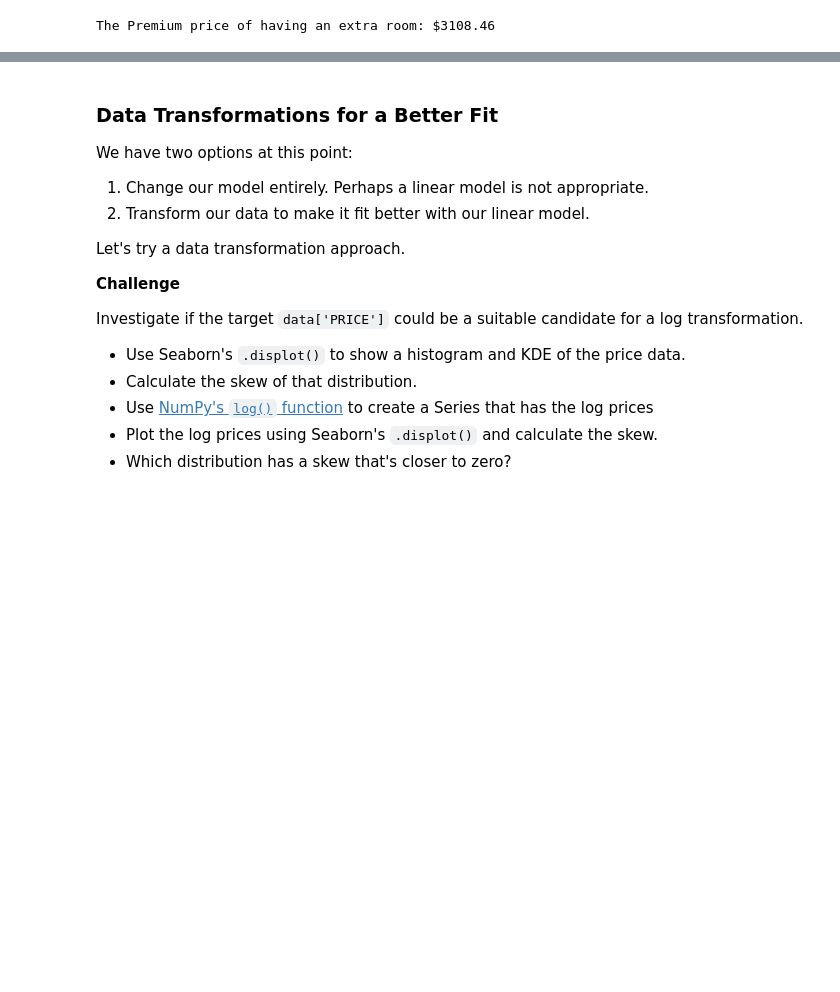
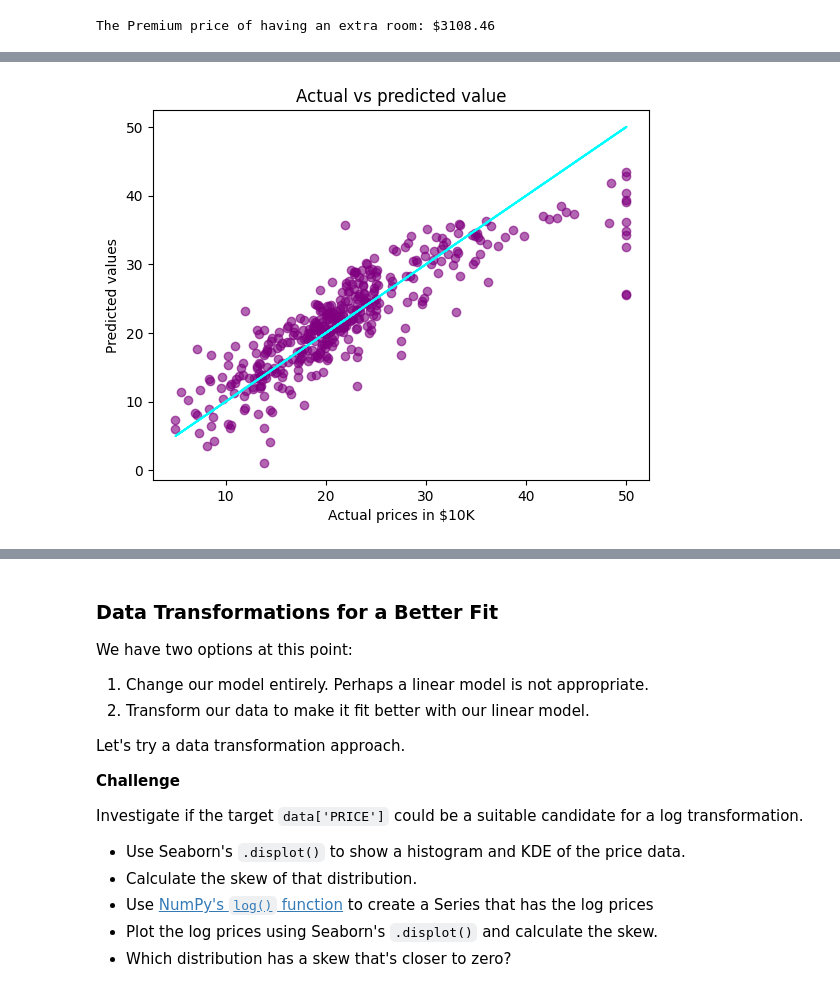
Before and after one commit to Xor01/Houses-Valuation-model, a Jupyter notebook: Multivariable_Regression_and_Valuation_Model.ipynb, the cells around one changed output, grey strips where cells are left out. Drawn from its saved outputs; the diff is of its cells as text; code cells hidden in the pictures; blank space fills up the shorter version.

Commit message:
create actual values against the predicted value values chart

```diff
--- a/Multivariable_Regression_and_Valuation_Model.ipynb
+++ b/Multivariable_Regression_and_Valuation_Model.ipynb
@@ -395,6 +395,9 @@ prm_price = regr_cof.loc['RM'].values[0] * 1000
 print(f'The Premium price of having an extra room: ${"%.2f" % prm_price}')
 # %% [output]
 The Premium price of having an extra room: $3108.46
+# %%
+predicted_values = regression.predict(x_train)
+residuals = (y_train - predicted_values)
 # %% [markdown]
 ### Analyse the Estimated Values & Regression Residuals
 
@@ -417,6 +420,15 @@ The cyan line in the middle shows `y_train` against `y_train`. If the prediction
 The second plot should be the residuals against the predicted prices. Here's what we're looking for:
 
 <img src=https://i.imgur.com/HphsBsj.png height=350>
+# %%
+plt.scatter(x=y_train, y=predicted_values, color='purple', alpha=.6)
+plt.plot(y_train, y_train, color='cyan')
+plt.title('Actual vs predicted value')
+plt.xlabel('Actual prices in $10K')
+plt.ylabel('Predicted values')
+plt.show()
+# %% [output]
+[figure, added]
 # %% [markdown]
 Why do we want to look at the residuals? We want to check that they look random. Why? The residuals represent the errors of our model. If there's a pattern in our errors, then our model has a systematic bias.
 
```
